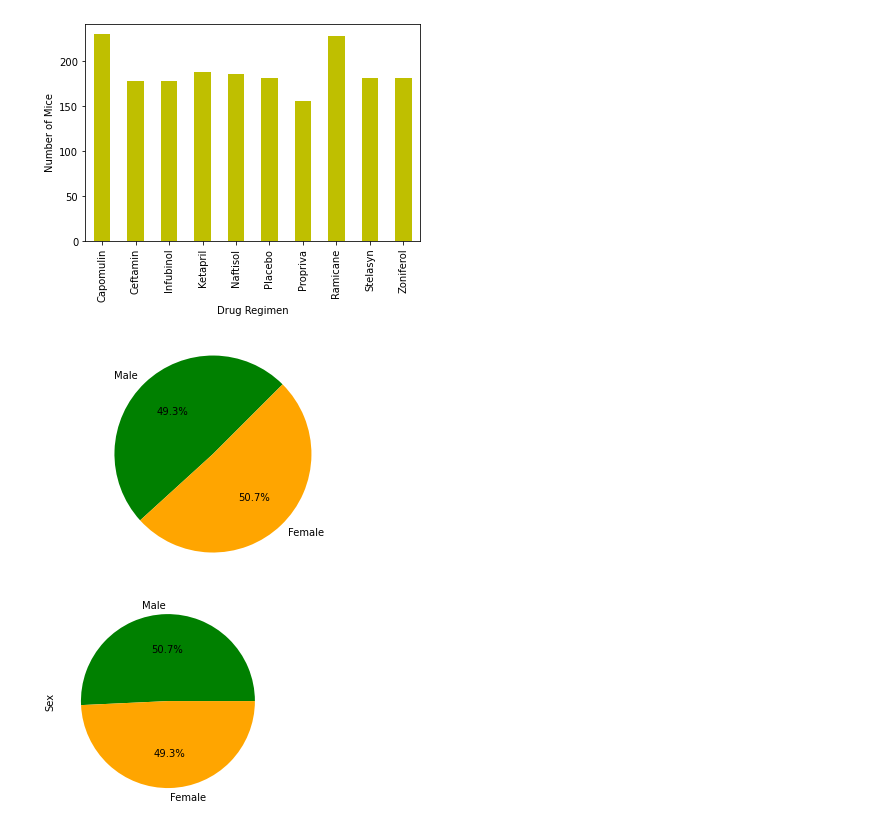
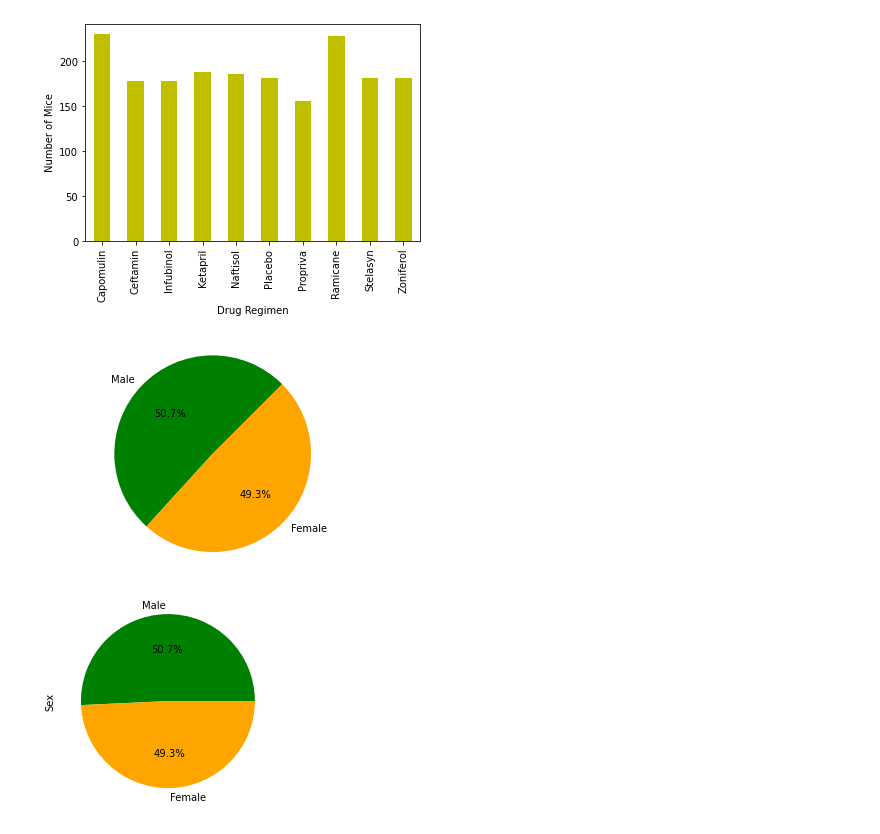
Before and after one commit to EvanK215/Pymaceuticals-Challenge, a Jupyter notebook: pymaceuticals_starter.ipynb, the cells around one changed output. Cells and saved outputs as stored; diff of their text form; code cells hidden in the pictures.

```diff
--- a/pymaceuticals_starter.ipynb
+++ b/pymaceuticals_starter.ipynb
@@ -181,16 +181,16 @@ plt.show()
 [figure]
 # %%
 # Generate a pie plot showing the distribution of female versus male mice using pandas
-genderGroups=mouseClean_df.groupby('Sex')
-countGenders = genderGroups["Sex"].count()
+#genderGroups=mouseClean_df.groupby('Sex')
+countGenders = mouseClean_df['Sex'].value_counts()
 Genders= ['Male','Female']
 colors = ["green","orange"]
 plt.pie(countGenders, labels=Genders, colors=colors,autopct="%1.1f%%", startangle=45)
 plt.axis("equal")
 countGenders
 plt.show()
 # %% [output]
-[figure, old version]
+[figure, new version]
 # %%
 # Generate a pie plot showing the distribution of female versus male mice using pyplot
 counts = mouseClean_df.Sex.value_counts()
```
Also changed, not shown: parts of 1 cell of this notebook.
